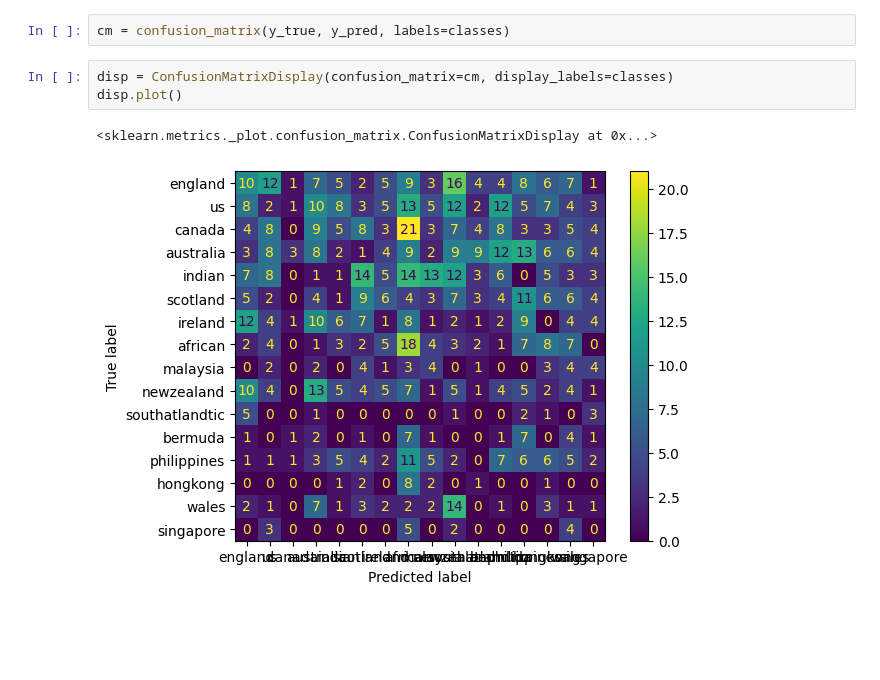
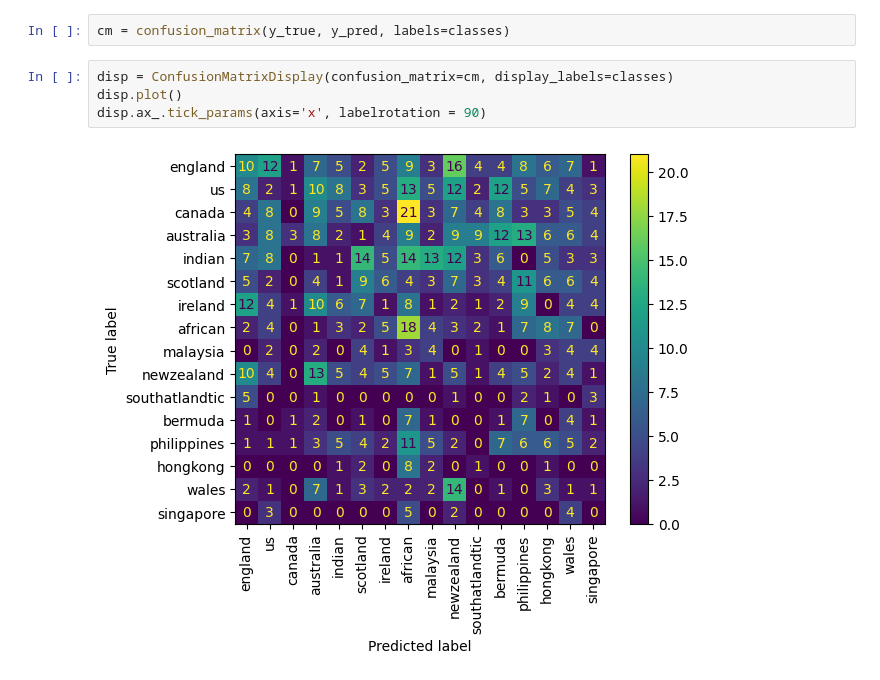
Before and after one commit to JuanPZuluaga/accent-recog-slt2022, a Jupyter notebook: notebooks/visualize.ipynb, the cells around one changed output. Cells and saved outputs as stored; diff of their text form; blank space fills up the shorter version.

```diff
--- a/notebooks/visualize.ipynb
+++ b/notebooks/visualize.ipynb
@@ -37,6 +39,6 @@ cm = confusion_matrix(y_true, y_pred, labels=classes)
 # %%
 disp = ConfusionMatrixDisplay(confusion_matrix=cm, display_labels=classes)
 disp.plot()
+disp.ax_.tick_params(axis='x', labelrotation = 90)
 # %% [output]
-<sklearn.metrics._plot.confusion_matrix.ConfusionMatrixDisplay at 0x...>
-[figure, old version]
+[figure, new version]
```
Also changed, not shown: parts of 1 cell of this notebook, 6 other files.
